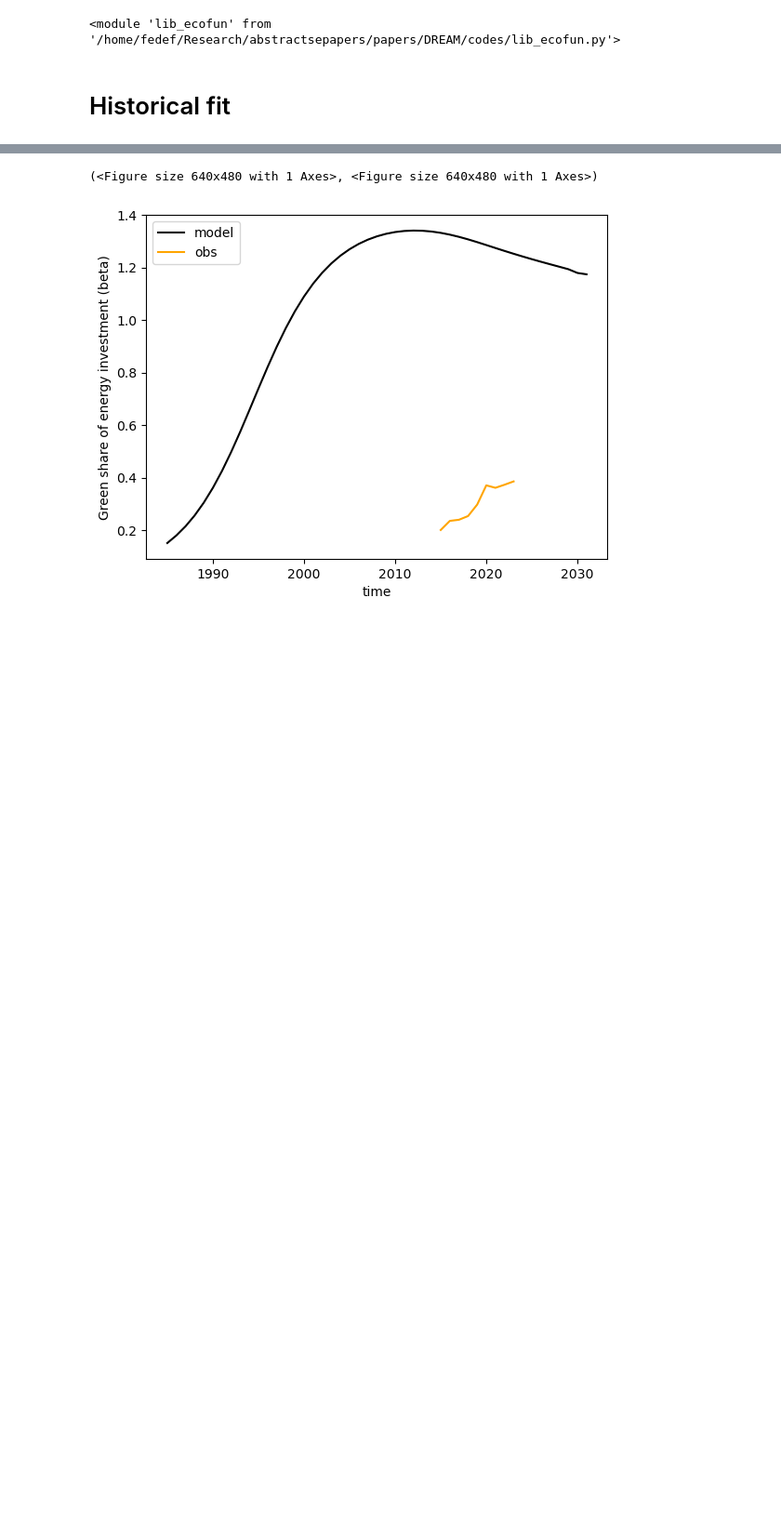
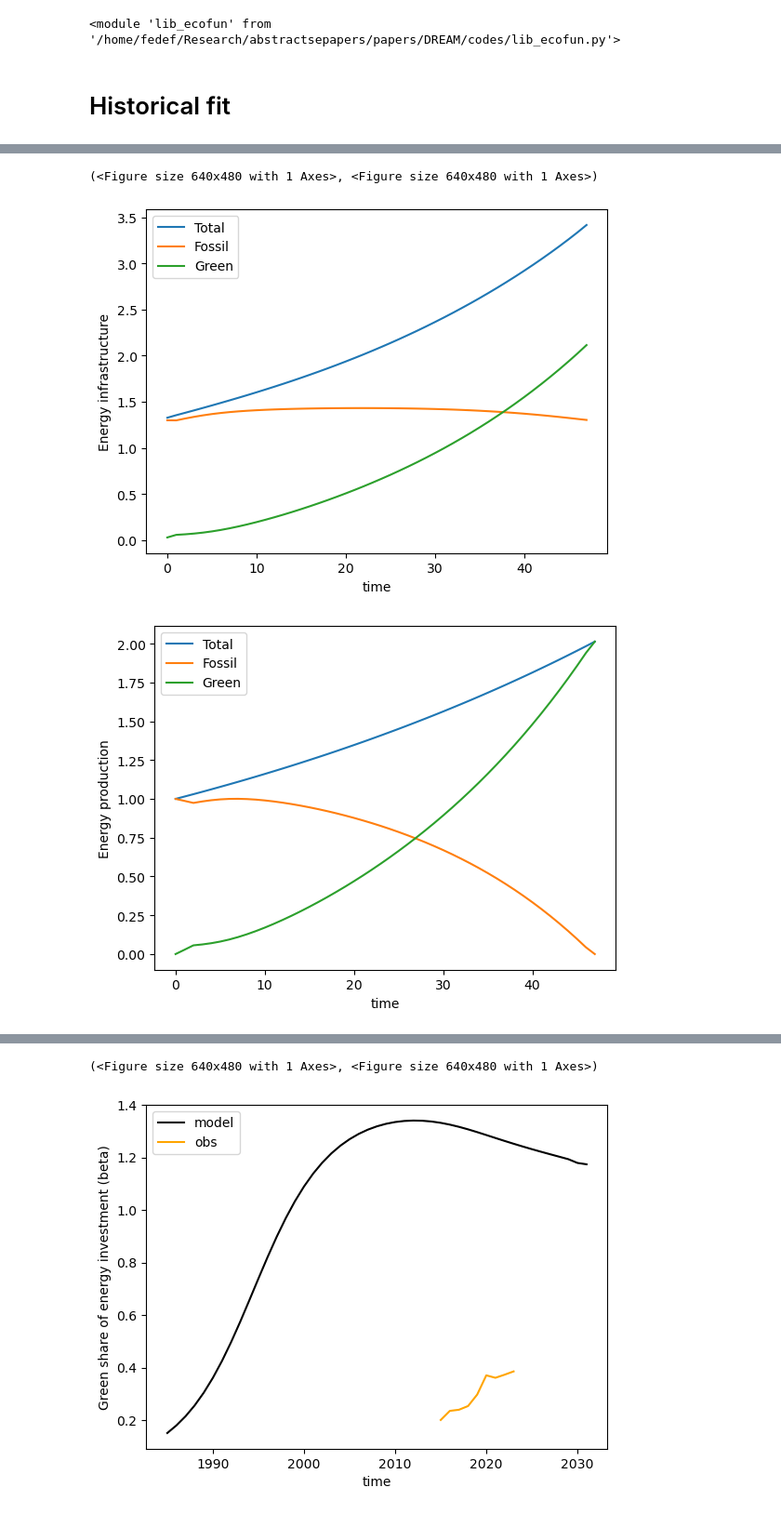
Before and after one commit to fedef17/Spectre, a Jupyter notebook: sm_historical.ipynb, the cells around one changed output, grey strips where cells are left out. Shown at 93% size. Drawn from its saved outputs; the diff is of its cells as text; code cells hidden in the pictures; blank space fills up the shorter version.

```diff
--- a/sm_historical.ipynb
+++ b/sm_historical.ipynb
@@ -53,0 +54,6 @@ ITeration: 1
+# %%
+inicond = {'Y_ini' : 1, 'Kg_ini' : 0.0001, 'Kf_ini' : 1.3}
+params['beta_0'] = 0.
+resu_fw = lef.run_model(inicond = inicond, params = params, n_iter = 50, verbose = True, run_backwards = False, rule = 'maxgreen', raise_bnd_err= True)
+lef.plot_resu(resu_fw)
+# %% [output]
@@ -54,3 +77,6 @@ ITeration: 1
+(<Figure size 640x480 with 1 Axes>, <Figure size 640x480 with 1 Axes>)
+[figure, added]
+[figure, added]
 # %%
 lef.plot_hist(resu)
 # %% [output]
```
Also changed, not shown: parts of 6 cells of this notebook, 3 other files.
